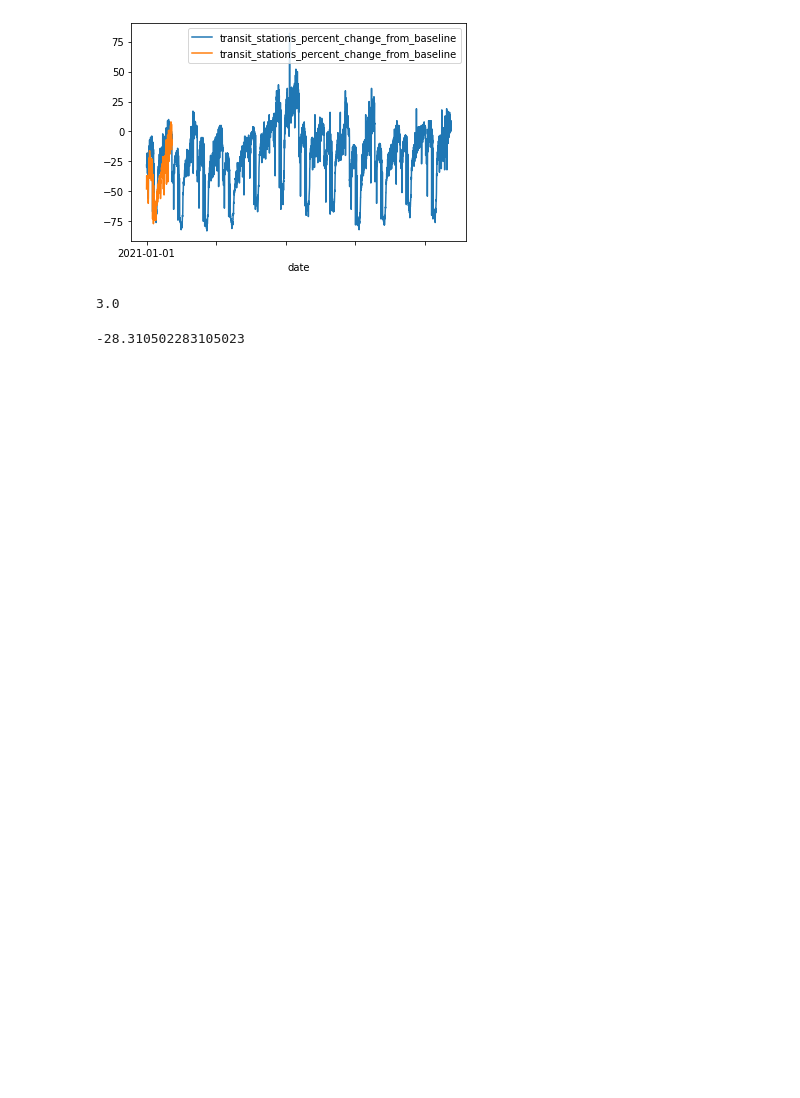
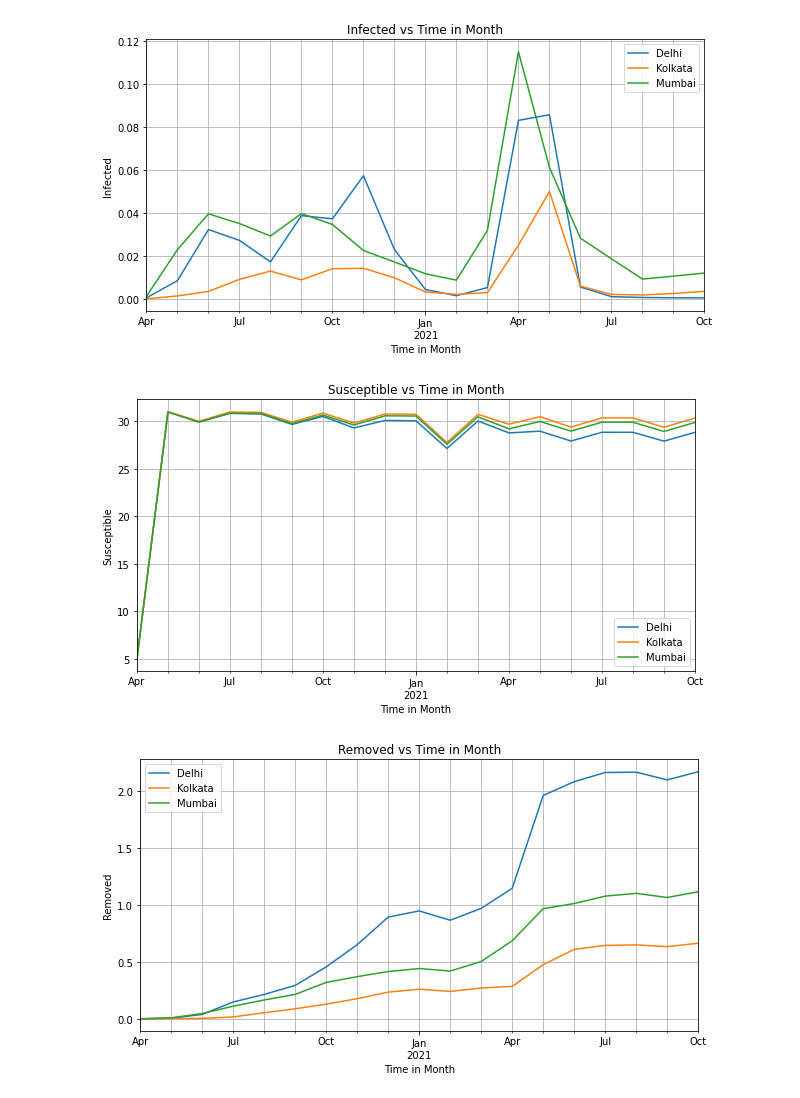
Before and after one commit to RitwikGhosal/Stat_tutorials-assignments, a Jupyter notebook: s21004_tutorial_2.ipynb, the cells around one changed output. Drawn from its saved outputs; the diff is of its cells as text; code cells hidden in the pictures; blank space fills up the shorter version.

```diff
--- a/s21004_tutorial_2.ipynb
+++ b/s21004_tutorial_2.ipynb
@@ -1,7 +0,0 @@
-# %%
-import pandas as pd
-import numpy as np
-import matplotlib.pyplot as plt
-
-df1 = pd.read_csv('districts (3).csv')
-df1
@@ -85,19 +1,53 @@ plt.show()
-# %%
-ax = plt.gca()
-df_11.plot(x = 'date', y = 'transit_stations_percent_change_from_baseline',ax = ax)
-#plt.plot(df_11['date'],df_11[])
-df_12.plot(x = 'date', y = 'transit_stations_percent_change_from_baseline',ax = ax)
-plt.show()
-# %% [output]
-[figure, removed]
-# %%
-Q1 = np.percentile(df_11['retail_and_recreation_percent_change_from_baseline'] , 25, interpolation = 'midpoint')
-Q3 = np.percentile(df_12['retail_and_recreation_percent_change_from_baseline'] , 75, interpolation = 'midpoint')
-IQR= Q3 - Q1
-print(IQR)
-# %% [output]
-3.0
-# %%
-print((df_11['retail_and_recreation_percent_change_from_baseline'] ).mean())
-# %% [output]
--28.310502283105023
+# %%
+import pandas as pd
+import numpy as np
+import matplotlib.pyplot as plt
+
+
+### The given values of population and area are stored in dictionaries
+population = {"Delhi":20591874, "Mumbai":20667656, "Kolkata":14850000}
+area = {"Delhi":1400, "Mumbai":670, "Kolkata":206}
+
+### Reading the dataset and parse the date column
+data1 = pd.read_csv('districts (3).csv', parse_dates=['Date'])
+
+### Filter the data only for 'Delhi', 'Kolkata', and 'Mumbai'
+data1 = data1[data1['District'].str.contains("Delhi", case=False) | data1['District'].str.contains("Mumbai", case=False) | data1['District'].str.contains("Kolkata", case=False)]
+
+### Taking the data of only important columns
+data1 = data1[['Date', 'District', 'Confirmed', 'Recovered', 'Deceased']]
+
+### Add new columns for 'Infected', 'Susceptible', and 'Removed'
+data1['Infected'] = (data1['Confirmed'] - data1['Recovered'] - data1['Deceased'])/data1['District'].map(population)
+data1['Susceptible'] = (data1['District'].map(population) - data1['Confirmed'])/data1['District'].map(population)
+data1['Removed'] = (data1['Recovered'] + data1['Deceased'])/data1['District'].map(population)
+
+### Aggregate (add) the data for each month and for each location
+df = data1.groupby([pd.Grouper(key='Date', freq='1M'), 'District']).sum().reset_index()
+df['Date'] = df['Date'].dt.to_period('M')
+
+### Reshape the dataframe (data table) so that columns will be for each pair of location and calculated parameter
+# To get in order like Apl, May, Jun
+df = df.pivot(index='Date', columns='District')
+
+### Plot graph for calculated parameters ('Infected', 'Susceptible', and 'Removed') vs Time in Months for all locations
+for item in ['Infected', 'Susceptible', 'Removed']:
+
+    ### Get the data of a calculated parameter
+    df1 = df.loc[:, df.columns.get_level_values(0)==item]
+
+    ### Rename the multiindexed columns to simple columns
+    df1.columns = ['Delhi', 'Kolkata', 'Mumbai']
+
+    ### Plot the graph for a calculated parameter
+    df1.plot(figsize=(10, 5))
+    plt.title('{} vs Time in Month'.format(item))
+    plt.xlabel('Time in Month')
+    plt.ylabel(item)
+
+    plt.grid(which='both')
+    plt.show()
+# %% [output]
+[figure, added]
+[figure, added]
+[figure, added]
```
Also changed, not shown: parts of 8 cells of this notebook.
